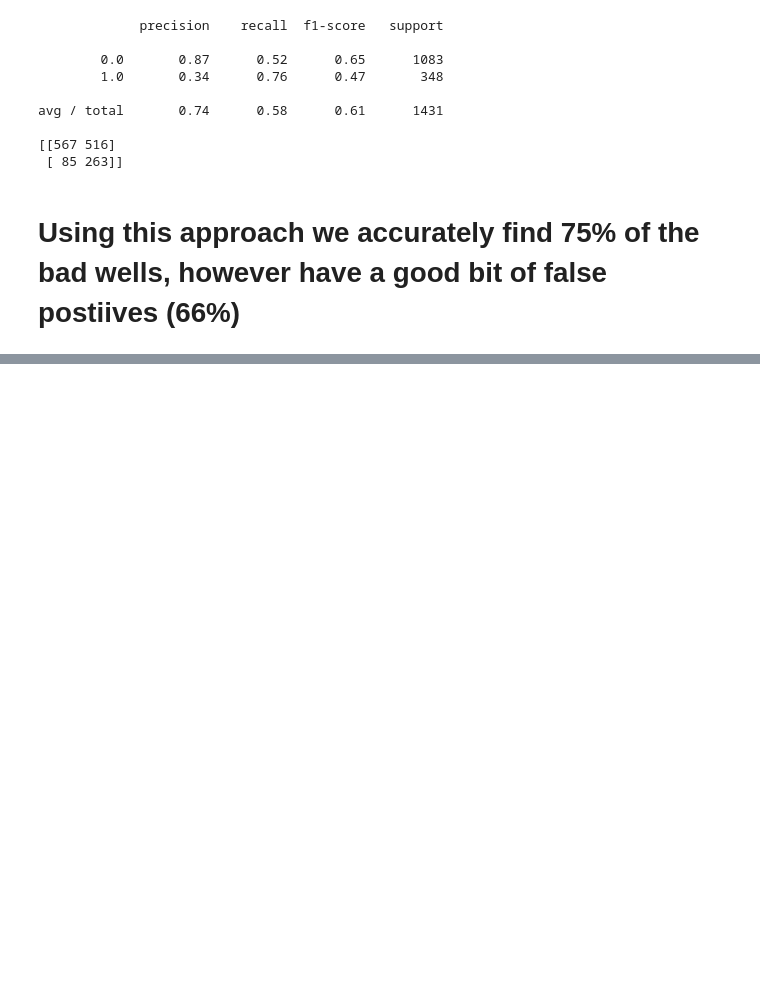
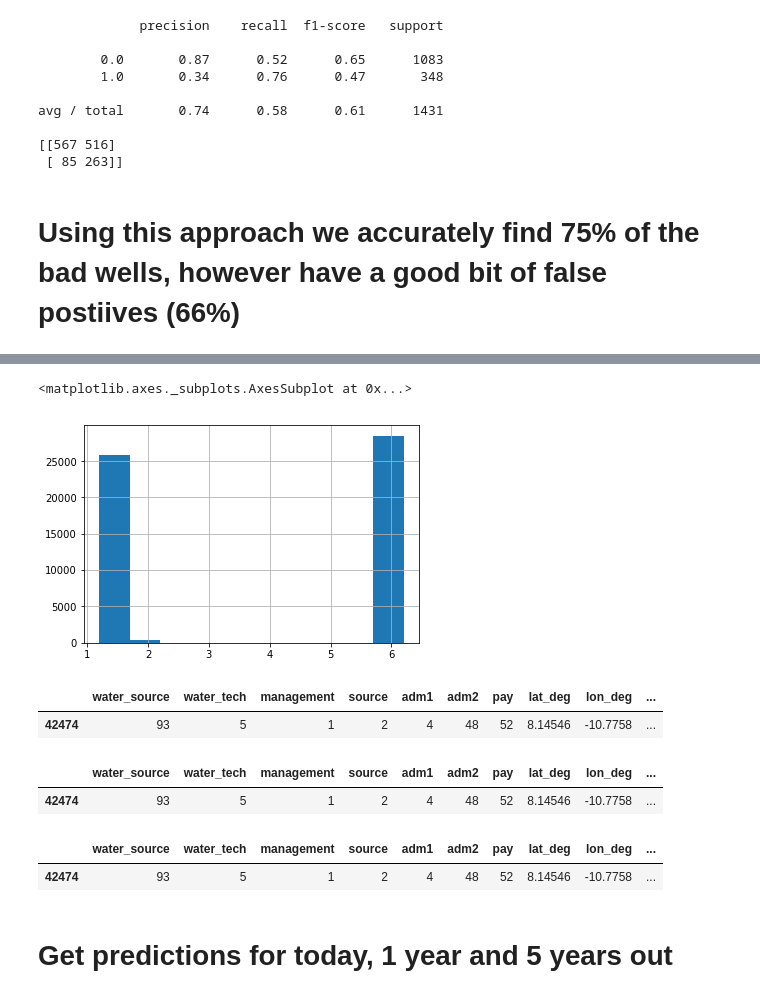
Before and after one commit to dan-watson-ucb/Capstone_Water_Access, a Jupyter notebook: SierraLeone Holdout Test/Sierra Leone Out of Sample Test.ipynb, the cells around one changed output, grey strips where cells are left out. Cells and saved outputs as stored; diff of their text form; code cells hidden in the pictures; blank space fills up the shorter version.

```diff
--- a/SierraLeone Holdout Test/Sierra Leone Out of Sample Test.ipynb
+++ b/SierraLeone Holdout Test/Sierra Leone Out of Sample Test.ipynb
@@ -696,0 +775,30 @@ avg / total       0.74      0.58      0.61      1431
+# %%
+# check out how many years out it's been since the measurement. Really two groups, 1 year and 6 years
+X2.time_since_meas_years.hist()
+# %% [output]
+<matplotlib.axes._subplots.AxesSubplot at 0x...>
+[figure, added]
+# %%
+#make two other future values to predict, 1 year and 5 years
+X_1year = X_today.copy()
+X_1year['age_well_years'] = X_1year.age_well_years + 1
+X_1year['time_since_meas_years']=X_1year.time_since_meas_years + 1
+X_5year = X_1year.copy()
+X_5year['age_well_years']=X_5year.age_well_years+4
+X_5year['time_since_meas_years']=X_5year.time_since_meas_years + 4
+X_today[:1]
+# %% [output]
+|  | water_source | water_tech | management | source | adm1 | adm2 | pay | lat_deg | lon_deg | ... |
+| 42474 | 93 | 5 | 1 | 2 | 4 | 48 | 52 | 8.14546 | -10.7758 | ... |
+# %%
+X_1year[:1]
+# %% [output]
+|  | water_source | water_tech | management | source | adm1 | adm2 | pay | lat_deg | lon_deg | ... |
+| 42474 | 93 | 5 | 1 | 2 | 4 | 48 | 52 | 8.14546 | -10.7758 | ... |
+# %%
+X_5year[:1]
+# %% [output]
+|  | water_source | water_tech | management | source | adm1 | adm2 | pay | lat_deg | lon_deg | ... |
+| 42474 | 93 | 5 | 1 | 2 | 4 | 48 | 52 | 8.14546 | -10.7758 | ... |
+# %% [markdown]
+# Get predictions for today, 1 year and 5 years out
```
Also changed, not shown: parts of 32 cells of this notebook.
